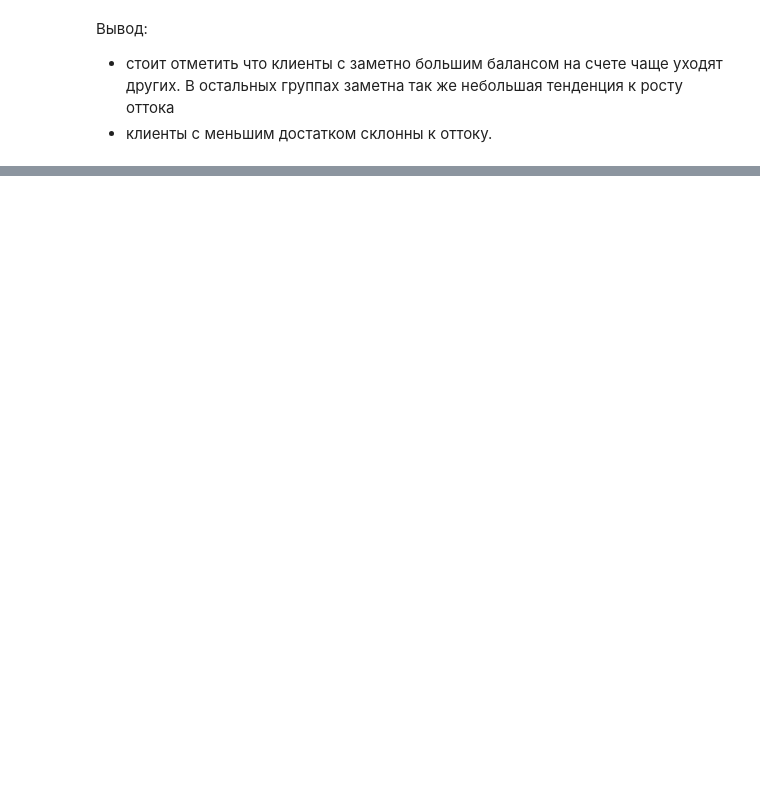
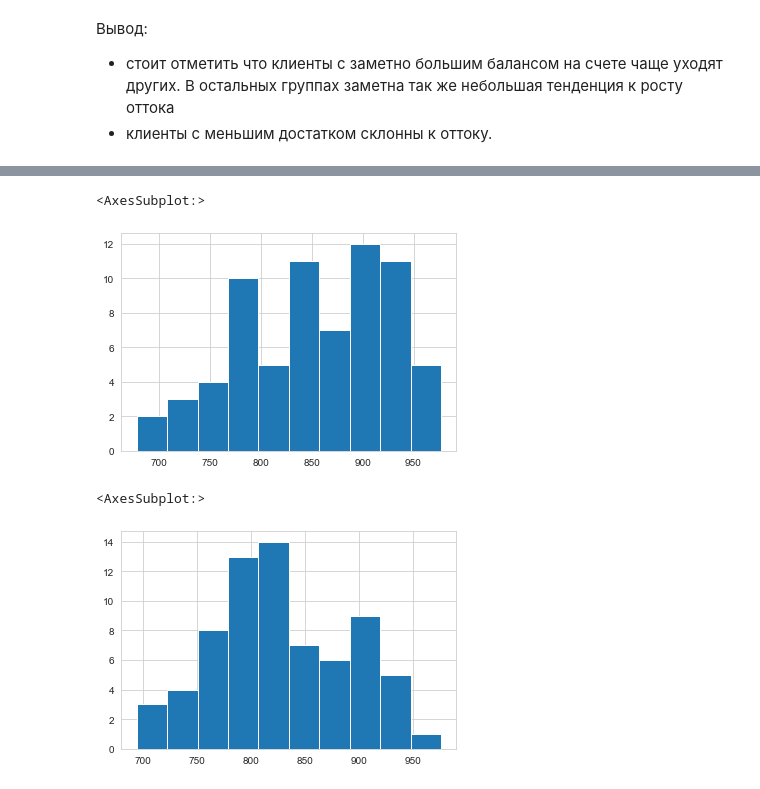
Before and after one commit to mxats1991/da_project_bank, a Jupyter notebook: da_v1.ipynb, the cells around one changed output, grey strips where cells are left out. Saved outputs shown, nothing was run; the diff lists cells and outputs as text; code cells hidden in the pictures; blank space fills up the shorter version.

```diff
--- a/da_v1.ipynb
+++ b/da_v1.ipynb
@@ -589,0 +926,10 @@ df.groupby('balance_cut')['churn'].agg(['count', 'mean'])
+# %%
+df_score_0 = df[df['churn'] == 0]['score'].sample(n=70)
+df_score_1 = df[df['churn'] == 1]['score'].sample(n=70)
+# %%
+df_score_0.hist()
+# %% [output]
+<AxesSubplot:>
+[figure, added]
+<AxesSubplot:>
+[figure, added]
```
Also changed, not shown: parts of 67 cells of this notebook, 4 other files.
